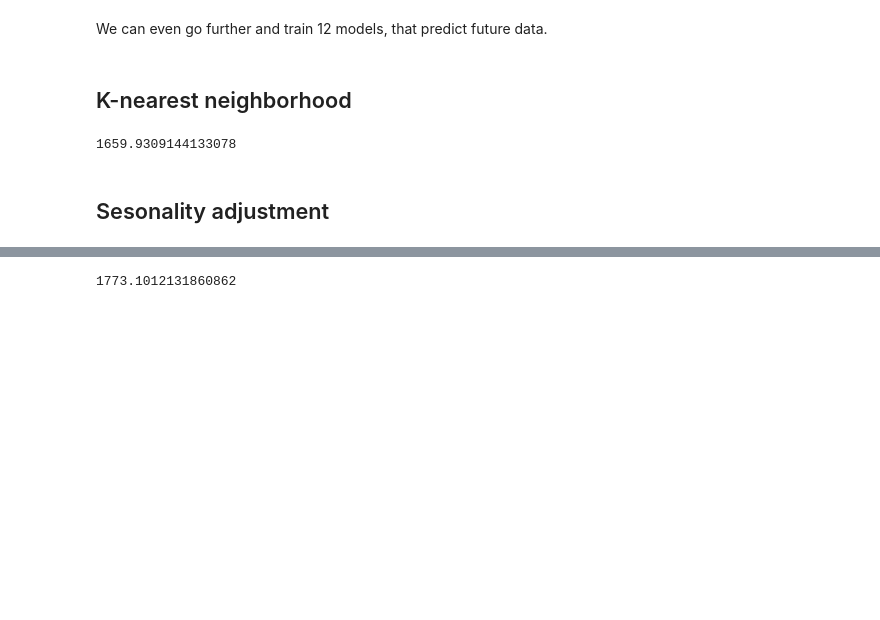
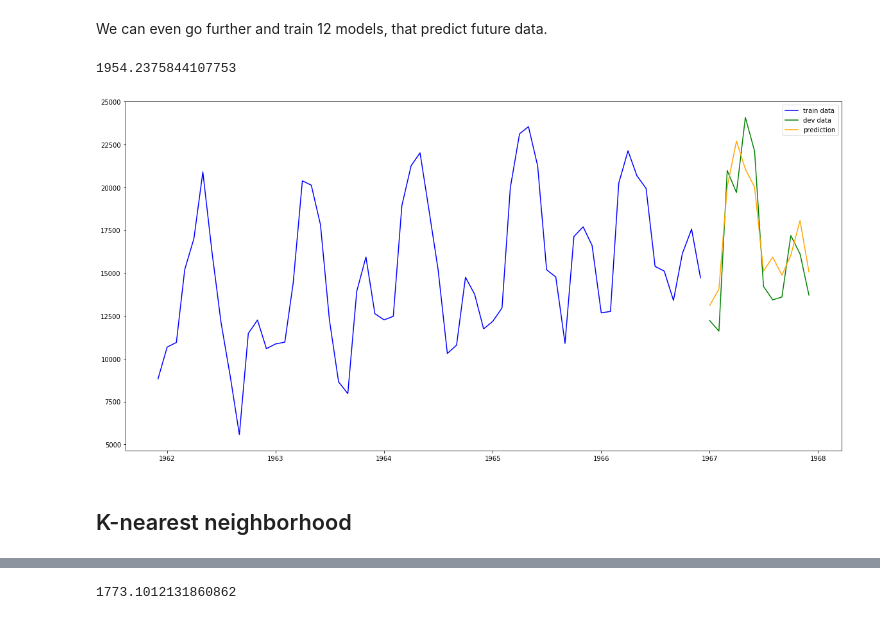
Before and after one commit to bartek-blog/bartek-blog.github.io, a Jupyter notebook: jupyter/Time-Series.ipynb, the cells around one changed output, grey strips where cells are left out. Drawn from its saved outputs; the diff is of its cells as text; code cells hidden in the pictures; blank space fills up the shorter version.

```diff
--- a/jupyter/Time-Series.ipynb
+++ b/jupyter/Time-Series.ipynb
@@ -83,11 +83,14 @@ X_train, X_dev, X_test, y_train, y_dev, y_test = split_into_train_dev_test(Xy)
 # %%
 y_dev_hat = np.ones(len(y_dev)) * y_train.mean()
 # %%
-plt.plot(X_train["dt"], y_train, c="blue", label='train data')
-plt.plot(X_dev["dt"], y_dev, c="green", label='dev data')
-plt.plot(X_dev["dt"], y_dev_hat, c="orange", label='prediction')
-plt.legend()
-plt.show()
+def plot_prediciton(X_train, y_train, X_dev, y_dev, y_dev_hat):
+    plt.plot(X_train["dt"], y_train, c="blue", label='train data')
+    plt.plot(X_dev["dt"], y_dev, c="green", label='dev data')
+    plt.plot(X_dev["dt"], y_dev_hat, c="orange", label='prediction')
+    plt.legend()
+    plt.show()
+
+plot_prediciton(X_train, y_train, X_dev, y_dev, y_dev_hat)
 # %% [output]
 [figure]
 # %% [markdown]
@@ -264,13 +255,9 @@ plt.show()
 # %% [markdown]
 We can even go further and train 12 models, that predict future data.
 # %%
-N_models = 1
+N_models = 12
 N_lags = 12
 
 Xy_with_lags = create_lags(Xy, N_lags + N_models - 1).iloc[N_lags + N_models - 1:]
 
 X_train, X_dev, X_test, y_train, y_dev, y_test = split_into_train_dev_test(Xy_with_lags)
-
-for i in range(1, N_models + 1):
-    reg = LinearRegression()
-    X_train.iloc[:, range(i, i+N_lags)]
@@ -283,21 +264,32 @@ def train_and_test_linear_model(X_train, y_train, X_test, y_test):
+# %%
+N_models = 12
+N_lags = 12
+
+Xy_with_lags = create_lags(Xy, N_lags + N_models - 1).iloc[N_lags + N_models - 1:]
+
+X_train, X_dev, X_test, y_train, y_dev, y_test = split_into_train_dev_test(Xy_with_lags)
+
+def train_n_models(n_models, n_lags, X_train, y_train):
+    regs = []
+    for i in range(1, n_models + 1):
+        reg = LinearRegression().fit(X_train.iloc[:, range(i, i+n_lags)], y_train)
+        regs.append(reg)
+    return regs
+
+def predict_n_models(regs, n_lags, X_dev):
+    y_hats = []
+    for i in range(1, len(regs) + 1):
+        y_hats.append(regs[i-1].predict(X_dev.iloc[[i-1], range(i, i+n_lags)]))
+    return np.concatenate(y_hats)
+
+regs = train_n_models(N_models, N_lags, X_train, y_train)
+y_dev_hat = predict_n_models(regs, N_lags, X_dev)
+np.sqrt(mean_squared_error(y_dev, y_dev_hat))
+# %% [output]
+1954.2375844107753
+# %%
+plot_prediciton(X_train, y_train, X_dev, y_dev, y_dev_hat)
+# %% [output]
+[figure, added]
 # %% [markdown]
 ## K-nearest neighborhood
-# %%
-from sklearn.neighbors import KNeighborsRegressor
-
-reg = KNeighborsRegressor(n_neighbors=4)
-
-reg.fit(X_train.drop("dt", axis=1), y_train)
-
-x_dev = list(y_train[-1:-13:-1])
-y_dev_hat = []
-for i in range(12):
-    y_hat = reg.predict([x_dev])[0]
-    y_dev_hat.append(y_hat)
-    x_dev.pop()
-    x_dev = [y_hat] + x_dev
-np.sqrt(mean_squared_error(y_dev, y_dev_hat))
-# %% [output]
-1659.9309144133078
-# %% [markdown]
-## Sesonality adjustment
```
Also changed, not shown: parts of 32 cells of this notebook.
